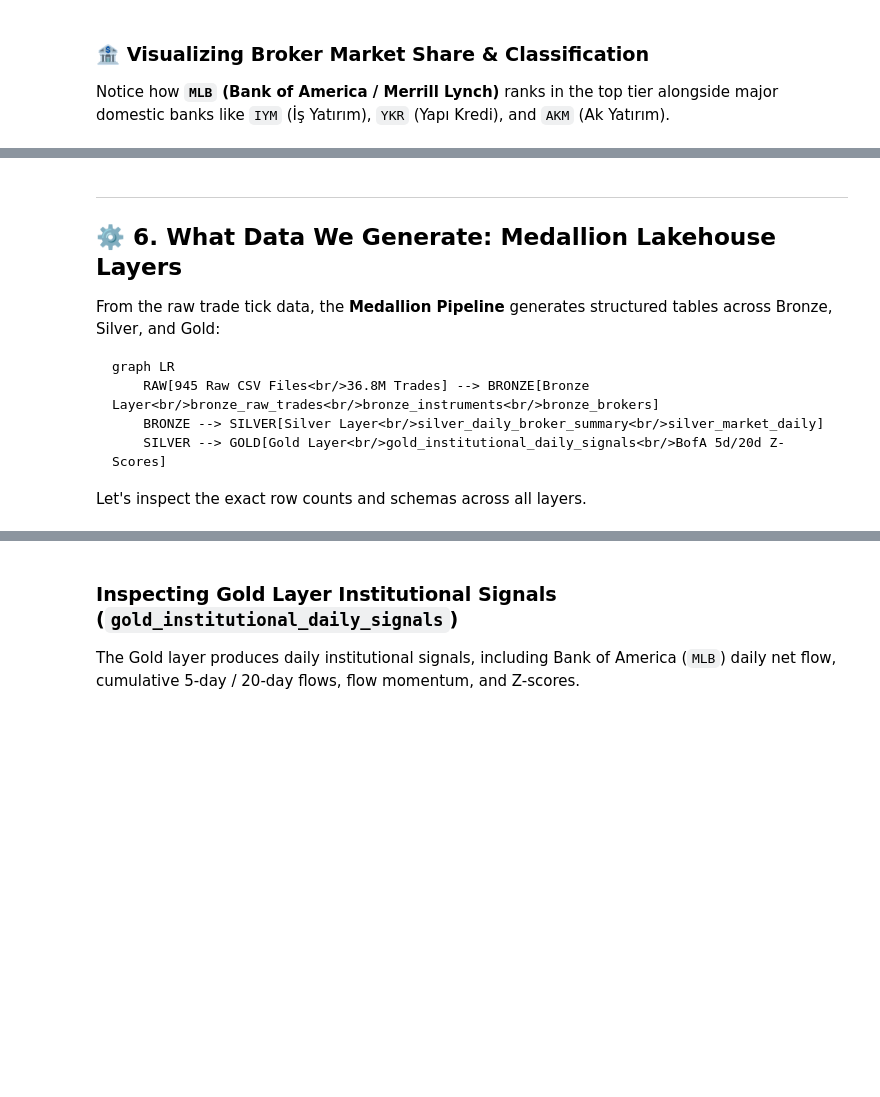
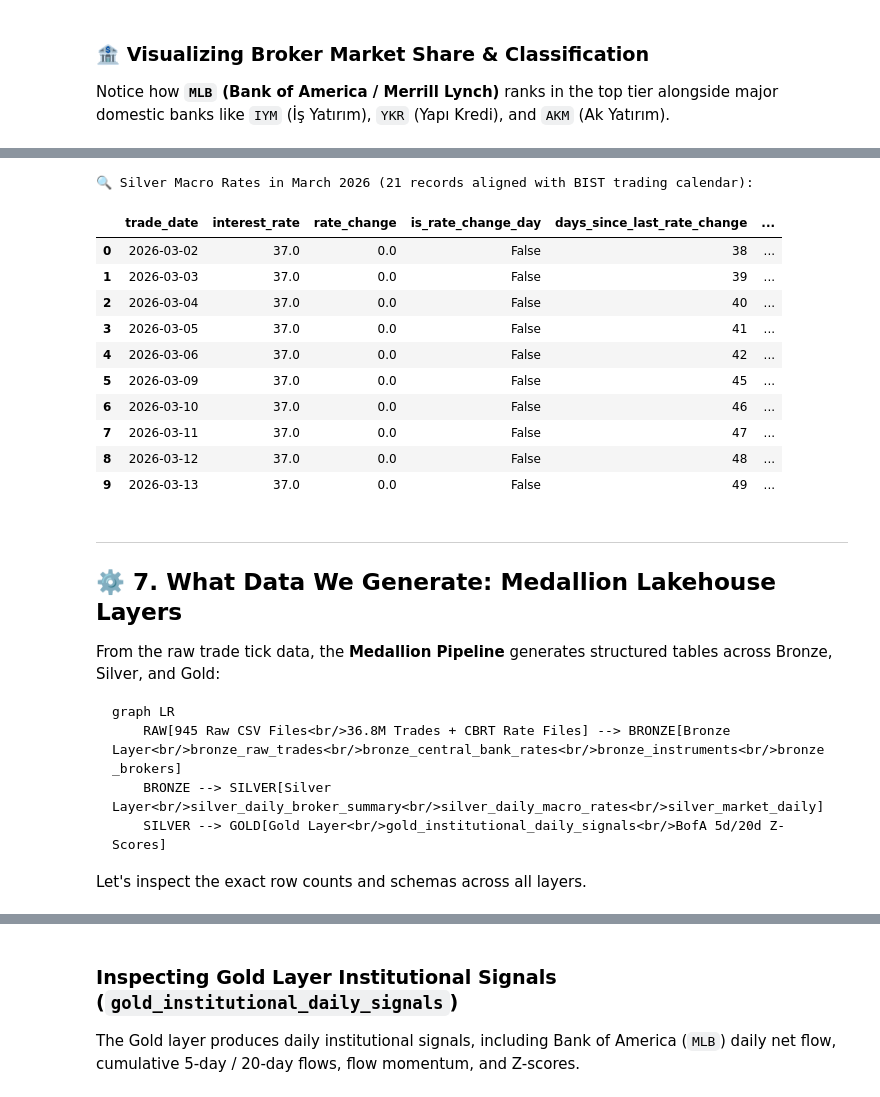
Before and after one commit to ozy-mdk/mdk-trade-oracle, a Jupyter notebook: notebooks/00_data_discovery_and_catalog_analysis.ipynb, the cells around one changed output, grey strips where cells are left out. Cells and saved outputs as stored; diff of their text form; code cells hidden in the pictures; blank space fills up the shorter version.

````diff
--- a/notebooks/00_data_discovery_and_catalog_analysis.ipynb
+++ b/notebooks/00_data_discovery_and_catalog_analysis.ipynb
@@ -235,13 +383,44 @@ fig_brokers.show()
+# %%
+# Inspect Silver Layer Macro Rates Table (`silver_daily_macro_rates`)
+silver_macro_df = conn.execute("""
+    SELECT
+        trade_date,
+        interest_rate,
+        rate_change,
+        is_rate_change_day,
+        days_since_last_rate_change,
+        ROUND(rolling_30d_rate_mean, 2) AS rolling_30d_rate_mean,
+        is_forward_filled
+    FROM silver_daily_macro_rates
+    WHERE trade_date BETWEEN '2026-03-01' AND '2026-03-31'
+    ORDER BY trade_date ASC;
+""").df()
+
+print(f"🔍 Silver Macro Rates in March 2026 ({len(silver_macro_df)} records aligned with BIST trading calendar):")
+display(silver_macro_df.head(10))
+# %% [output]
+🔍 Silver Macro Rates in March 2026 (21 records aligned with BIST trading calendar):
+|  | trade_date | interest_rate | rate_change | is_rate_change_day | days_since_last_rate_change | ... |
+| 0 | 2026-03-02 | 37.0 | 0.0 | False | 38 | ... |
+| 1 | 2026-03-03 | 37.0 | 0.0 | False | 39 | ... |
+| 2 | 2026-03-04 | 37.0 | 0.0 | False | 40 | ... |
+| 3 | 2026-03-05 | 37.0 | 0.0 | False | 41 | ... |
+| 4 | 2026-03-06 | 37.0 | 0.0 | False | 42 | ... |
+| 5 | 2026-03-09 | 37.0 | 0.0 | False | 45 | ... |
+| 6 | 2026-03-10 | 37.0 | 0.0 | False | 46 | ... |
+| 7 | 2026-03-11 | 37.0 | 0.0 | False | 47 | ... |
+| 8 | 2026-03-12 | 37.0 | 0.0 | False | 48 | ... |
+| 9 | 2026-03-13 | 37.0 | 0.0 | False | 49 | ... |
 # %% [markdown]
 ---
-## ⚙️ 6. What Data We Generate: Medallion Lakehouse Layers
+## ⚙️ 7. What Data We Generate: Medallion Lakehouse Layers
 
 From the raw trade tick data, the **Medallion Pipeline** generates structured tables across Bronze, Silver, and Gold:
 
 ```mermaid
 graph LR
-    RAW[945 Raw CSV Files<br/>36.8M Trades] --> BRONZE[Bronze Layer<br/>bronze_raw_trades<br/>bronze_instruments<br/>bronze_brokers]
-    BRONZE --> SILVER[Silver Layer<br/>silver_daily_broker_summary<br/>silver_market_daily]
+    RAW[945 Raw CSV Files<br/>36.8M Trades + CBRT Rate Files] --> BRONZE[Bronze Layer<br/>bronze_raw_trades<br/>bronze_central_bank_rates<br/>bronze_instruments<br/>bronze_brokers]
+    BRONZE --> SILVER[Silver Layer<br/>silver_daily_broker_summary<br/>silver_daily_macro_rates<br/>silver_market_daily]
     SILVER --> GOLD[Gold Layer<br/>gold_institutional_daily_signals<br/>BofA 5d/20d Z-Scores]
 ```
 
````
Also changed, not shown: parts of 11 cells of this notebook, 9 other files.
